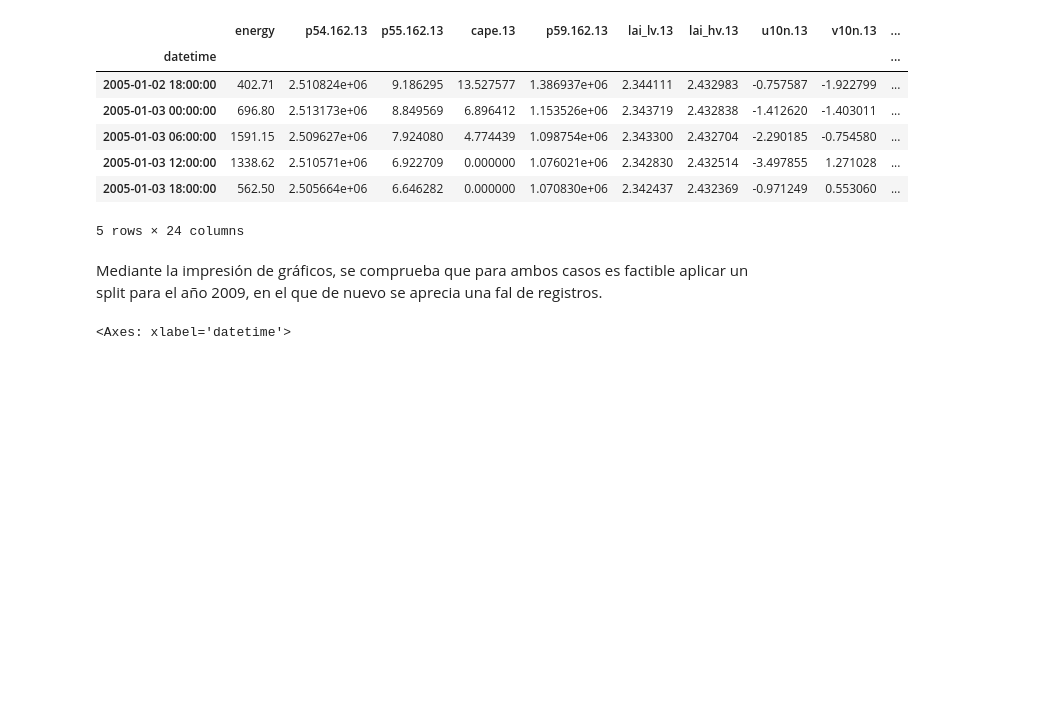
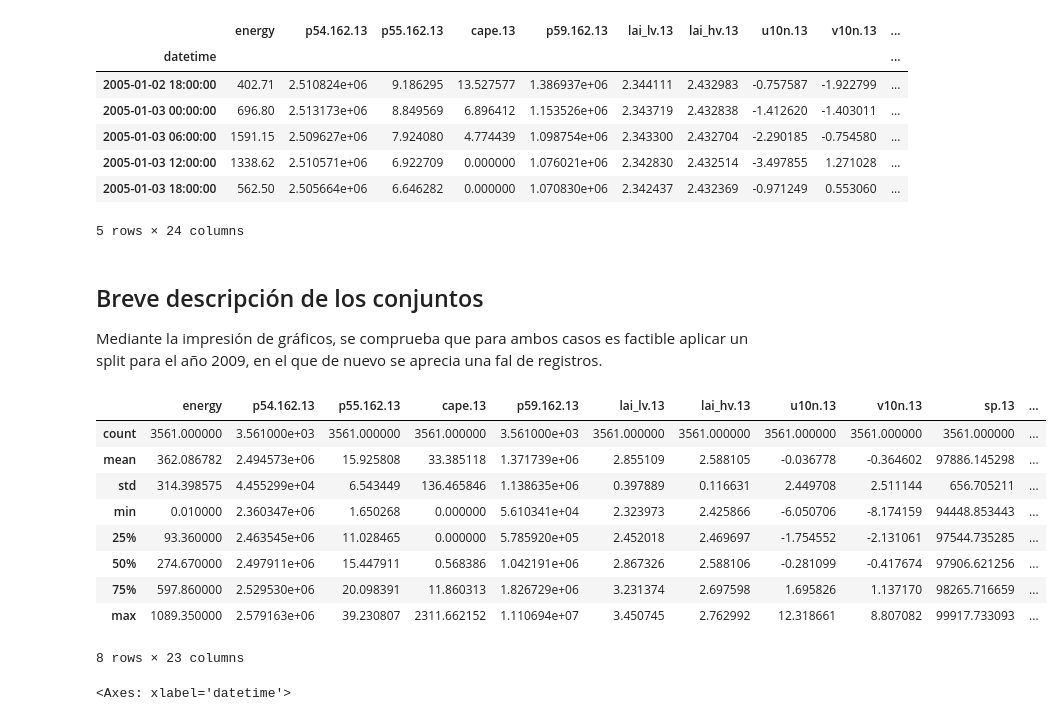
Before and after one commit to mgommez/practica1_ml, a Jupyter notebook: Clasificacion.ipynb, the cells around one changed output. Saved outputs shown, nothing was run; the diff lists cells and outputs as text; code cells hidden in the pictures; blank space fills up the shorter version.

```diff
--- a/Clasificacion.ipynb
+++ b/Clasificacion.ipynb
@@ -109,5 +109,21 @@ high_test = test[test['label']=="High"]
 X_high_test = high_test.drop(columns= ['energy', 'label'])
 y_high_test = high_test['energy']
 # %% [markdown]
+## Breve descripción de los conjuntos
 Mediante la impresión de gráficos, se comprueba que para ambos casos es factible aplicar un split para el año 2009, en el que de nuevo se aprecia una fal de registros.
+# %%
+low= wind_ava[wind_ava['label']=="Low"]
+low_description = low.describe()
+low_description
+# %% [output]
+|  | energy | p54.162.13 | p55.162.13 | cape.13 | p59.162.13 | lai_lv.13 | lai_hv.13 | u10n.13 | v10n.13 | sp.13 | ... |
+| count | 3561.000000 | 3.561000e+03 | 3561.000000 | 3561.000000 | 3.561000e+03 | 3561.000000 | 3561.000000 | 3561.000000 | 3561.000000 | 3561.000000 | ... |
+| mean | 362.086782 | 2.494573e+06 | 15.925808 | 33.385118 | 1.371739e+06 | 2.855109 | 2.588105 | -0.036778 | -0.364602 | 97886.145298 | ... |
+| std | 314.398575 | 4.455299e+04 | 6.543449 | 136.465846 | 1.138635e+06 | 0.397889 | 0.116631 | 2.449708 | 2.511144 | 656.705211 | ... |
+| min | 0.010000 | 2.360347e+06 | 1.650268 | 0.000000 | 5.610341e+04 | 2.323973 | 2.425866 | -6.050706 | -8.174159 | 94448.853443 | ... |
+| 25% | 93.360000 | 2.463545e+06 | 11.028465 | 0.000000 | 5.785920e+05 | 2.452018 | 2.469697 | -1.754552 | -2.131061 | 97544.735285 | ... |
+| 50% | 274.670000 | 2.497911e+06 | 15.447911 | 0.568386 | 1.042191e+06 | 2.867326 | 2.588106 | -0.281099 | -0.417674 | 97906.621256 | ... |
+| 75% | 597.860000 | 2.529530e+06 | 20.098391 | 11.860313 | 1.826729e+06 | 3.231374 | 2.697598 | 1.695826 | 1.137170 | 98265.716659 | ... |
+| max | 1089.350000 | 2.579163e+06 | 39.230807 | 2311.662152 | 1.110694e+07 | 3.450745 | 2.762992 | 12.318661 | 8.807082 | 99917.733093 | ... |
+8 rows × 23 columns
 # %%
```
Also changed, not shown: parts of 7 cells of this notebook.
